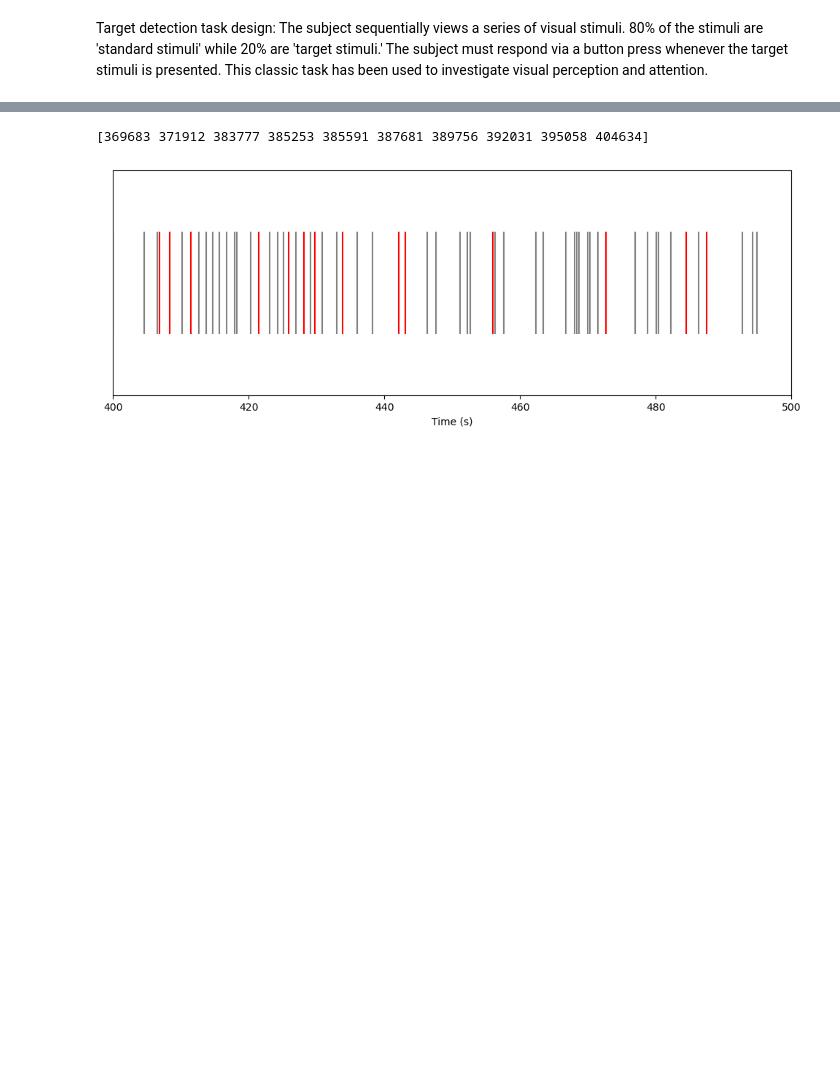
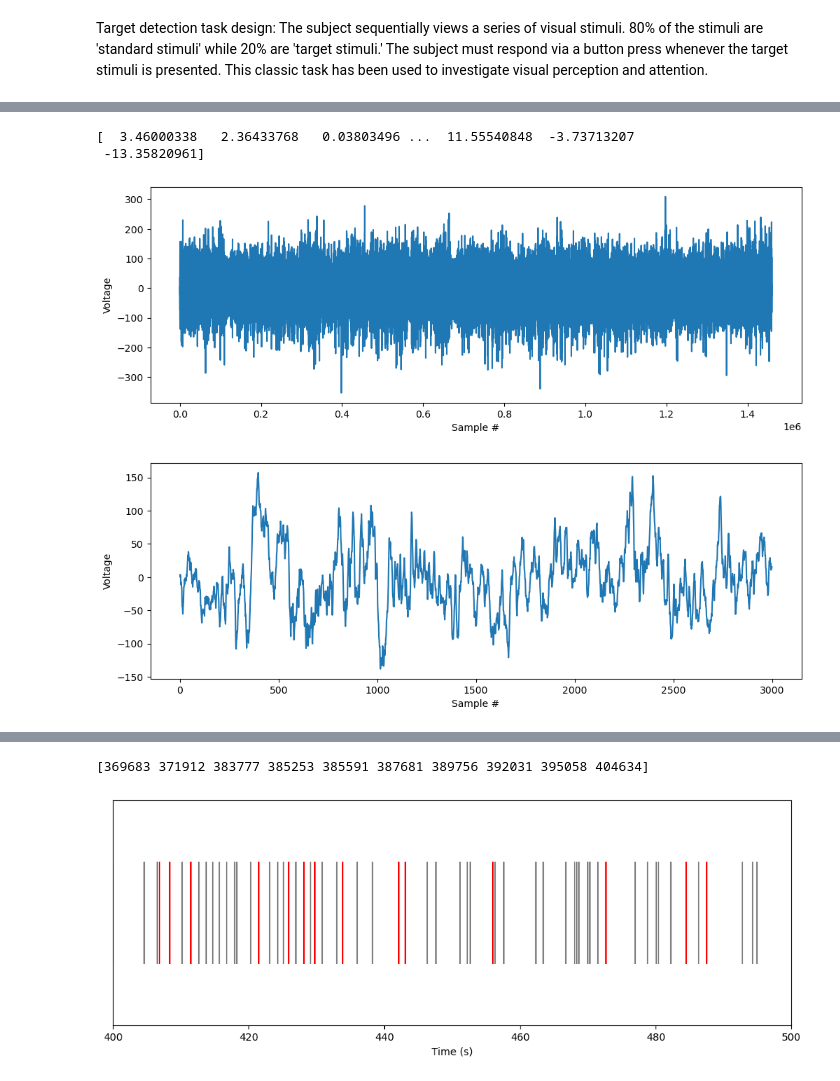
Before and after one commit to mwprestonjr/ephys_workshop, a Jupyter notebook: notebooks/electrophysiology_intro.ipynb, the cells around one changed output, grey strips where cells are left out. Cells and saved outputs as stored; diff of their text form; code cells hidden in the pictures; blank space fills up the shorter version.

```diff
--- a/notebooks/electrophysiology_intro.ipynb
+++ b/notebooks/electrophysiology_intro.ipynb
@@ -55,0 +56,24 @@ Target detection task design: The subject sequentially views a series of visual
+# %%
+# Plot EEG time-series
+
+# show data array
+print(eeg)
+
+# plot EEG time-series
+plt.figure(figsize=[12,4])
+plt.plot(eeg)
+plt.xlabel('Sample #')
+plt.ylabel('Voltage')
+plt.show()
+
+# plot EEG time-series snippet
+plt.figure(figsize=[12,4])
+plt.plot(eeg[:3000])
+plt.xlabel('Sample #')
+plt.ylabel('Voltage')
+plt.show()
+# %% [output]
+[  3.46000338   2.36433768   0.03803496 ...  11.55540848  -3.73713207
+ -13.35820961]
+[figure, added]
+[figure, added]
```
Also changed, not shown: parts of 14 cells of this notebook.
